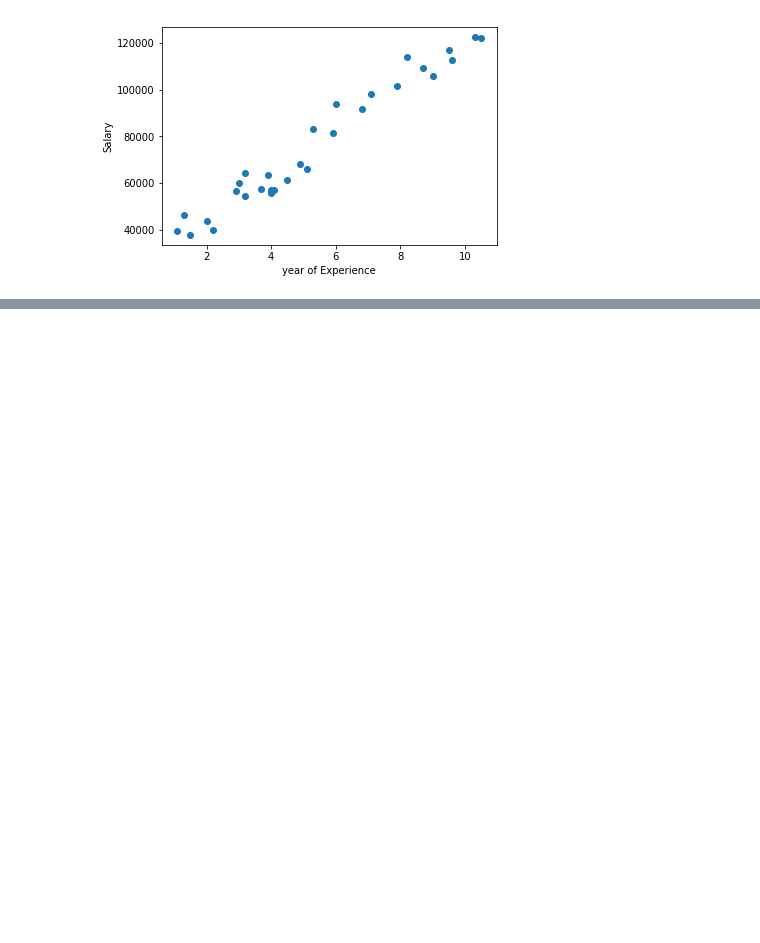
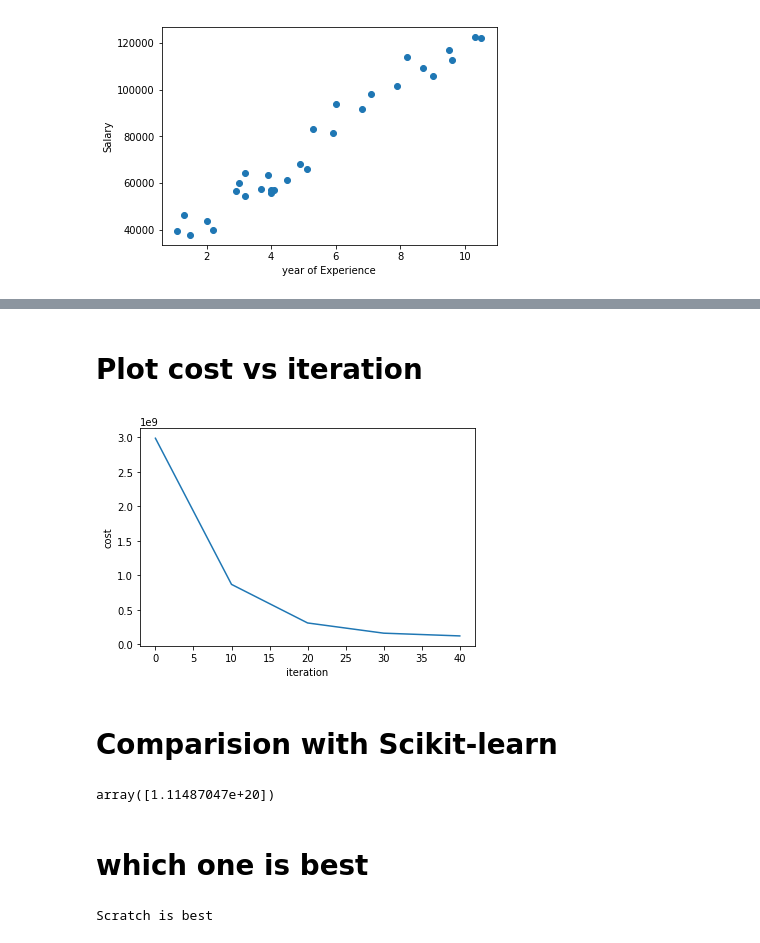
Before and after one commit to Shashank-Mittal/Simple_Linear_Regression_from_Scratch, a Jupyter notebook: Simple_Linear_Regression.ipynb, the cells around one changed output, grey strips where cells are left out. Drawn from its saved outputs; the diff is of its cells as text; code cells hidden in the pictures; blank space fills up the shorter version.

```diff
--- a/Simple_Linear_Regression.ipynb
+++ b/Simple_Linear_Regression.ipynb
@@ -104,0 +75,31 @@ array([1.68229865e+09])
+# %% [markdown]
+# Plot cost vs iteration
+# %%
+plt.plot(a[3],a[2])
+#plt.plot(x_test,new_y)
+plt.xlabel("iteration")
+plt.ylabel("cost")
+plt.show()
+# %% [output]
+[figure, added]
+# %% [markdown]
+# Comparision with Scikit-learn
+# %%
+from sklearn.linear_model import LinearRegression
+lreg=LinearRegression()
+lreg.fit(x_train,y_train)
+y_p=lreg.predict(y_test)
+mse2=(sum(y_p-y_test)**2)
+mse2
+# %% [output]
+array([1.11487047e+20])
+# %% [markdown]
+# which one is best
+# %%
+
+if(mse1[0]<mse2[0]):
+    print("Scratch is best")
+else:
+    print("Sklearn is best")
+# %% [output]
+Scratch is best
```
Also changed, not shown: parts of 7 cells of this notebook.
